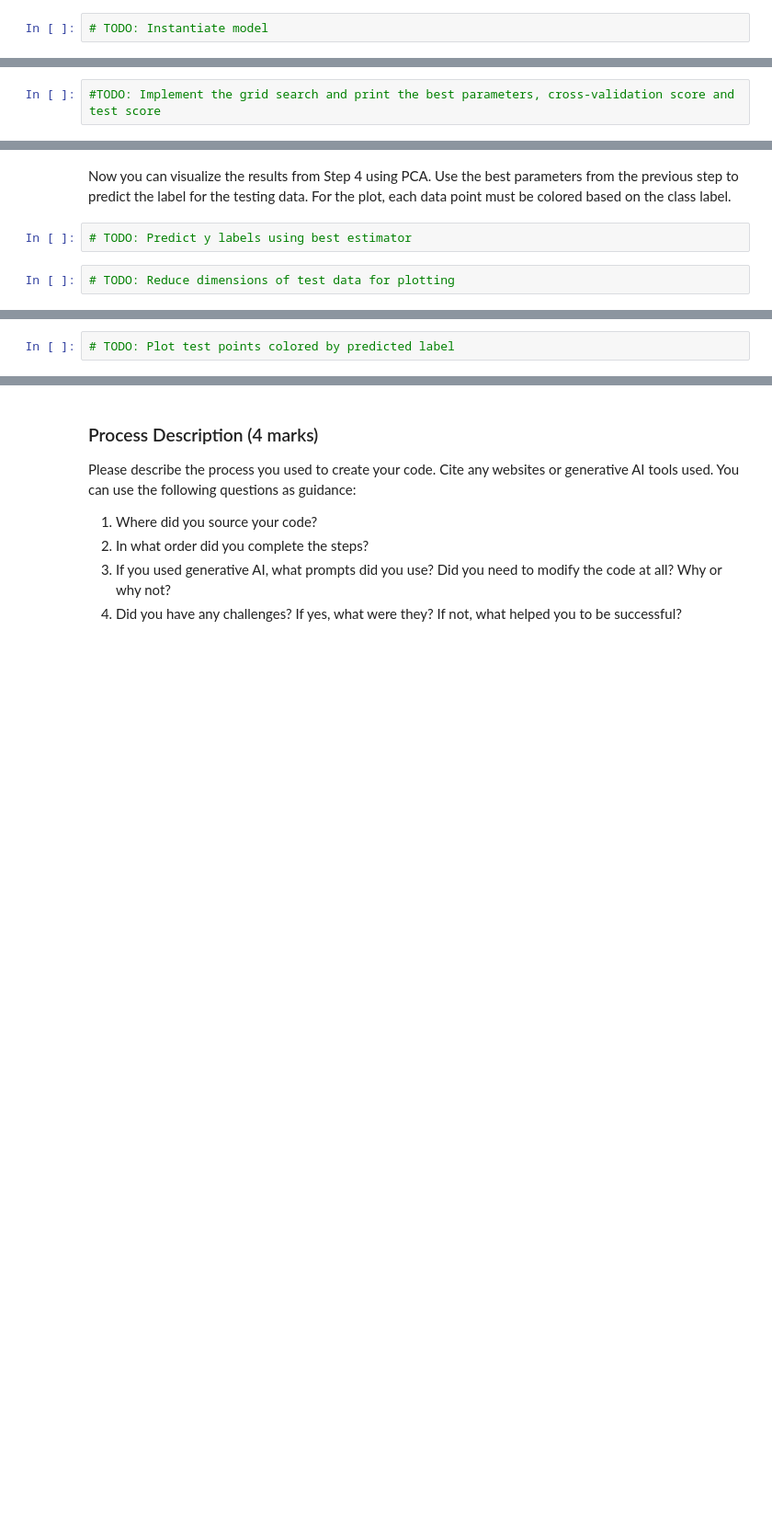
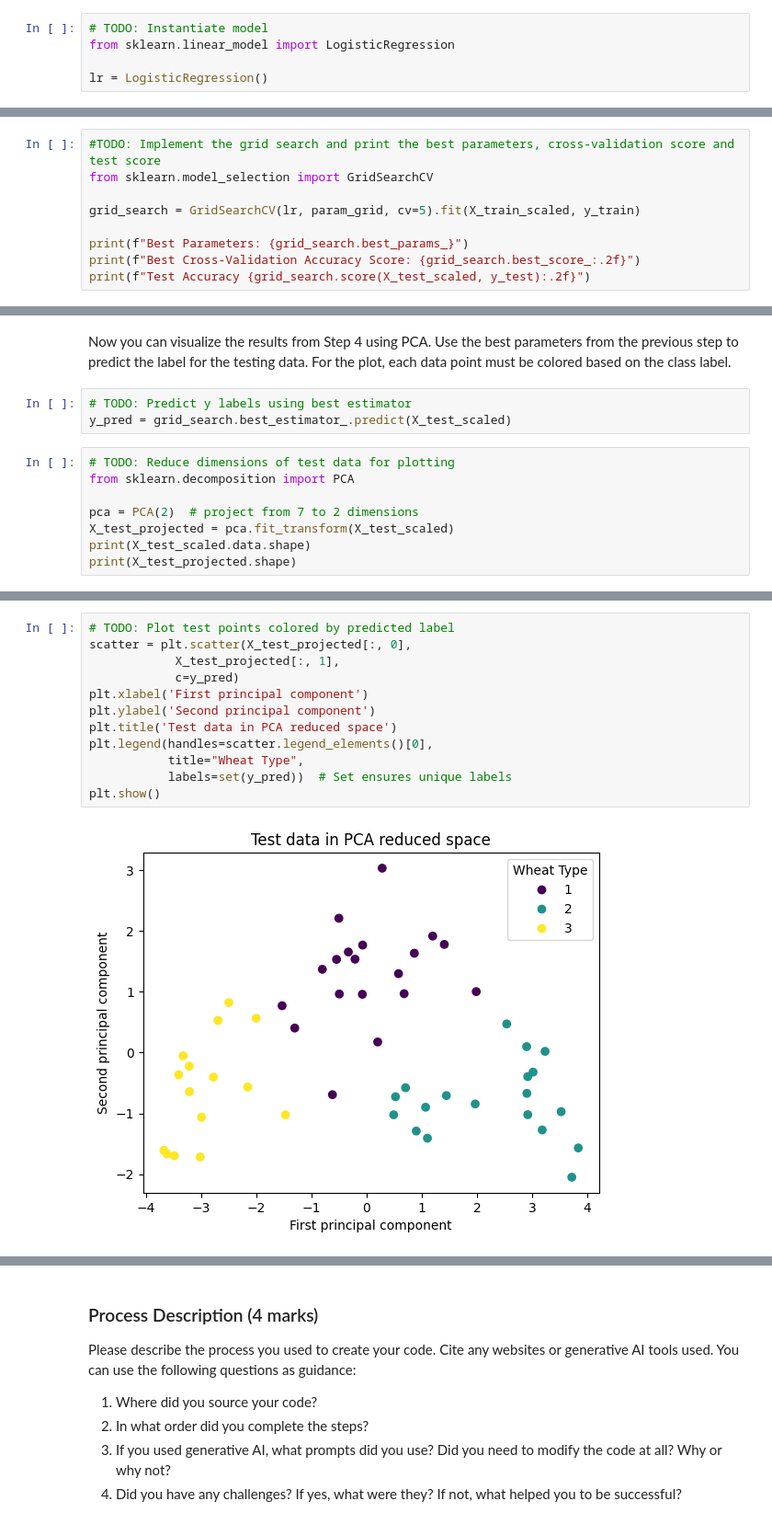
Before and after one commit to ENSF611-SuarezRobles/Assignment5, a Jupyter notebook: Assignment 5.ipynb, the cells around one changed output, grey strips where cells are left out. Shown at 92% size. Drawn from its saved outputs; the diff is of its cells as text; blank space fills up the shorter version.

```diff
--- a/Assignment 5.ipynb
+++ b/Assignment 5.ipynb
@@ -47,6 +80,9 @@ Now that we have our training data, we can implement our selected scaler.
 The next step is to instantiate our selected model. In this case, we will be using `LogisticRegression()`
 # %%
 # TODO: Instantiate model
+from sklearn.linear_model import LogisticRegression
+
+lr = LogisticRegression()
 # %% [markdown]
 ### Step 4: Validation (2 marks)
 # %% [markdown]
@@ -56,3 +92,10 @@ param_grid = {'C': [0.01, 0.1, 1.0, 10.0],
              'fit_intercept': [True, False]}
 # %%
 #TODO: Implement the grid search and print the best parameters, cross-validation score and test score
+from sklearn.model_selection import GridSearchCV
+
+grid_search = GridSearchCV(lr, param_grid, cv=5).fit(X_train_scaled, y_train)
+
+print(f"Best Parameters: {grid_search.best_params_}")
+print(f"Best Cross-Validation Accuracy Score: {grid_search.best_score_:.2f}")
+print(f"Test Accuracy {grid_search.score(X_test_scaled, y_test):.2f}")
@@ -62,5 +109,12 @@ param_grid = {'C': [0.01, 0.1, 1.0, 10.0],
 Now you can visualize the results from Step 4 using PCA. Use the best parameters from the previous step to predict the label for the testing data. For the plot, each data point must be colored based on the class label.
 # %%
 # TODO: Predict y labels using best estimator
+y_pred = grid_search.best_estimator_.predict(X_test_scaled)
 # %%
 # TODO: Reduce dimensions of test data for plotting
+from sklearn.decomposition import PCA
+
+pca = PCA(2)  # project from 7 to 2 dimensions
+X_test_projected = pca.fit_transform(X_test_scaled)
+print(X_test_scaled.data.shape)
+print(X_test_projected.shape)
@@ -67,5 +124,17 @@ Now you can visualize the results from Step 4 using PCA. Use the best parameters
 # %%
 # TODO: Plot test points colored by predicted label
+scatter = plt.scatter(X_test_projected[:, 0],
+            X_test_projected[:, 1],
+            c=y_pred)
+plt.xlabel('First principal component')
+plt.ylabel('Second principal component')
+plt.title('Test data in PCA reduced space')
+plt.legend(handles=scatter.legend_elements()[0],
+           title="Wheat Type",
+           labels=set(y_pred))  # Set ensures unique labels
+plt.show()
+# %% [output]
+[figure, added]
 # %% [markdown]
 #### Questions (4 marks)
 
```
Also changed, not shown: parts of 25 cells of this notebook.
